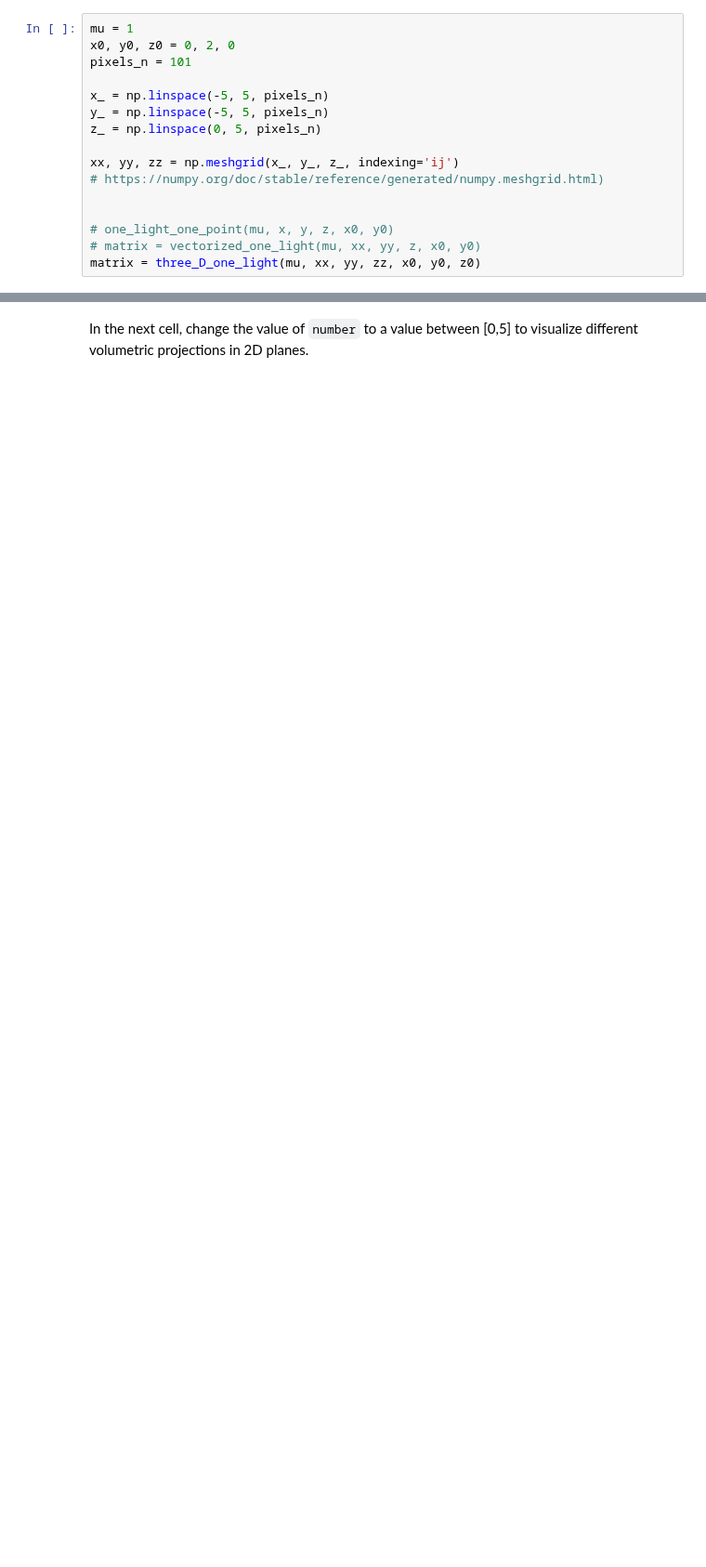
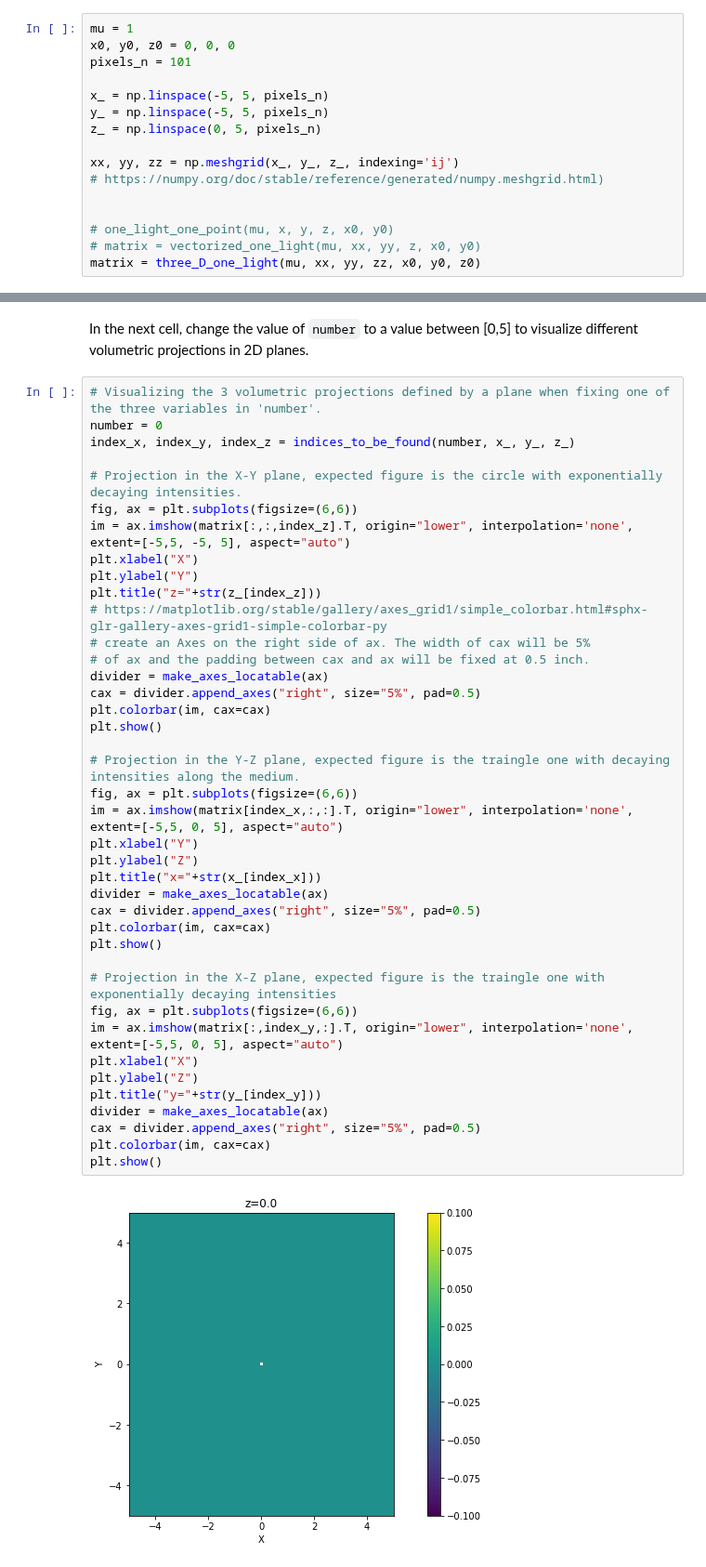
Before and after one commit to DanidelRio/Light_source, a Jupyter notebook: 1_light_source.ipynb, the cells around one changed output, grey strips where cells are left out. Shown at 93% size. Cells and saved outputs as stored; diff of their text form; blank space fills up the shorter version.

```diff
--- a/1_light_source.ipynb
+++ b/1_light_source.ipynb
@@ -65,6 +85,6 @@ def three_D_one_light(mu, xx, yy, zz, x0, y0, z0=0):
 # %%
 mu = 1
-x0, y0, z0 = 0, 2, 0
+x0, y0, z0 = 0, 0, 0
 pixels_n = 101
 
 x_ = np.linspace(-5, 5, pixels_n)
@@ -101,2 +107,44 @@ def indices_to_be_found(number, x_, y_, z_):
 # %% [markdown]
 In the next cell, change the value of `number` to a value between [0,5] to visualize different volumetric projections in 2D planes.
+# %%
+# Visualizing the 3 volumetric projections defined by a plane when fixing one of the three variables in 'number'.
+number = 0
+index_x, index_y, index_z = indices_to_be_found(number, x_, y_, z_)
+
+# Projection in the X-Y plane, expected figure is the circle with exponentially decaying intensities.
+fig, ax = plt.subplots(figsize=(6,6))
+im = ax.imshow(matrix[:,:,index_z].T, origin="lower", interpolation='none', extent=[-5,5, -5, 5], aspect="auto")
+plt.xlabel("X")
+plt.ylabel("Y")
+plt.title("z="+str(z_[index_z]))
+# https://matplotlib.org/stable/gallery/axes_grid1/simple_colorbar.html#sphx-glr-gallery-axes-grid1-simple-colorbar-py
+# create an Axes on the right side of ax. The width of cax will be 5%
+# of ax and the padding between cax and ax will be fixed at 0.5 inch.
+divider = make_axes_locatable(ax)
+cax = divider.append_axes("right", size="5%", pad=0.5)
+plt.colorbar(im, cax=cax)
+plt.show()
+
+# Projection in the Y-Z plane, expected figure is the traingle one with decaying intensities along the medium.
+fig, ax = plt.subplots(figsize=(6,6))
+im = ax.imshow(matrix[index_x,:,:].T, origin="lower", interpolation='none', extent=[-5,5, 0, 5], aspect="auto")
+plt.xlabel("Y")
+plt.ylabel("Z")
+plt.title("x="+str(x_[index_x]))
+divider = make_axes_locatable(ax)
+cax = divider.append_axes("right", size="5%", pad=0.5)
+plt.colorbar(im, cax=cax)
+plt.show()
+
+# Projection in the X-Z plane, expected figure is the traingle one with exponentially decaying intensities
+fig, ax = plt.subplots(figsize=(6,6))
+im = ax.imshow(matrix[:,index_y,:].T, origin="lower", interpolation='none', extent=[-5,5, 0, 5], aspect="auto")
+plt.xlabel("X")
+plt.ylabel("Z")
+plt.title("y="+str(y_[index_y]))
+divider = make_axes_locatable(ax)
+cax = divider.append_axes("right", size="5%", pad=0.5)
+plt.colorbar(im, cax=cax)
+plt.show()
+# %% [output]
+[figure, added]
```
Also changed, not shown: parts of 16 cells of this notebook.
